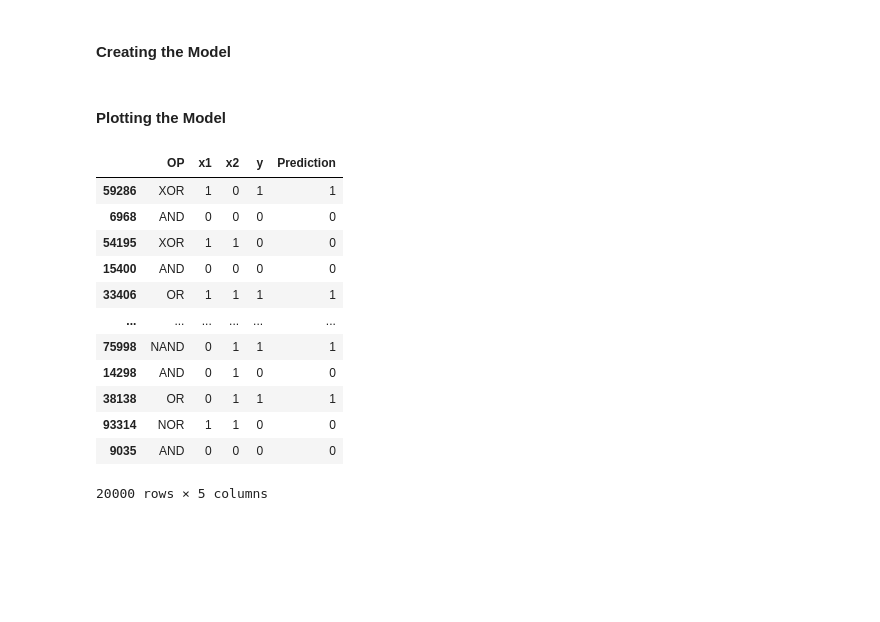
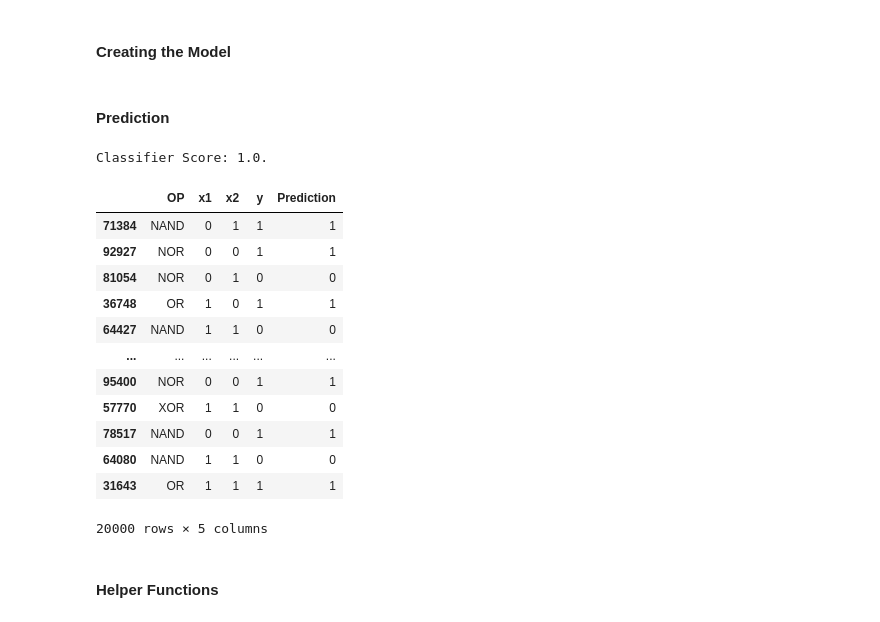
Before and after one commit to davisgriffin/Machine_Learning, a Jupyter notebook: Homework/davis_haney_homework4.ipynb, the cells around one changed output. Drawn from its saved outputs; the diff is of its cells as text; code cells hidden in the pictures; blank space fills up the shorter version.

```diff
--- a/Homework/davis_haney_homework4.ipynb
+++ b/Homework/davis_haney_homework4.ipynb
@@ -58,27 +61,30 @@ X_train
 # %% [markdown]
 #### Creating the Model
 # %%
-clf = MLPClassifier().fit(X_train, y_train)
-prediction = clf.predict(X_test)
+clf = MLPClassifier(hidden_layer_sizes=(10,)).fit(X_train, y_train)
-# %% [markdown]
-#### Plotting the Model
+# %% [markdown]
+#### Prediction
 # %%
 printout = X_test.copy()
 printout['OP'] = le.inverse_transform(printout['OP'])
 printout['y'] = y_test
-printout['Prediction'] = prediction
+printout['Prediction'] = clf.predict(X_test)
+print(f'Classifier Score: {clf.score(X_test, y_test)}.')
 printout
 # %% [output]
+Classifier Score: 1.0.
 |  | OP | x1 | x2 | y | Prediction |
-| 59286 | XOR | 1 | 0 | 1 | 1 |
-| 6968 | AND | 0 | 0 | 0 | 0 |
-| 54195 | XOR | 1 | 1 | 0 | 0 |
-| 15400 | AND | 0 | 0 | 0 | 0 |
-| 33406 | OR | 1 | 1 | 1 | 1 |
+| 71384 | NAND | 0 | 1 | 1 | 1 |
+| 92927 | NOR | 0 | 0 | 1 | 1 |
+| 81054 | NOR | 0 | 1 | 0 | 0 |
+| 36748 | OR | 1 | 0 | 1 | 1 |
+| 64427 | NAND | 1 | 1 | 0 | 0 |
 | ... | ... | ... | ... | ... | ... |
-| 75998 | NAND | 0 | 1 | 1 | 1 |
-| 14298 | AND | 0 | 1 | 0 | 0 |
-| 38138 | OR | 0 | 1 | 1 | 1 |
-| 93314 | NOR | 1 | 1 | 0 | 0 |
-| 9035 | AND | 0 | 0 | 0 | 0 |
+| 95400 | NOR | 0 | 0 | 1 | 1 |
+| 57770 | XOR | 1 | 1 | 0 | 0 |
+| 78517 | NAND | 0 | 0 | 1 | 1 |
+| 64080 | NAND | 1 | 1 | 0 | 0 |
+| 31643 | OR | 1 | 1 | 1 | 1 |
-20000 rows × 5 columns
+20000 rows × 5 columns
+# %% [markdown]
+#### Helper Functions
```
Also changed, not shown: parts of 5 cells of this notebook.
